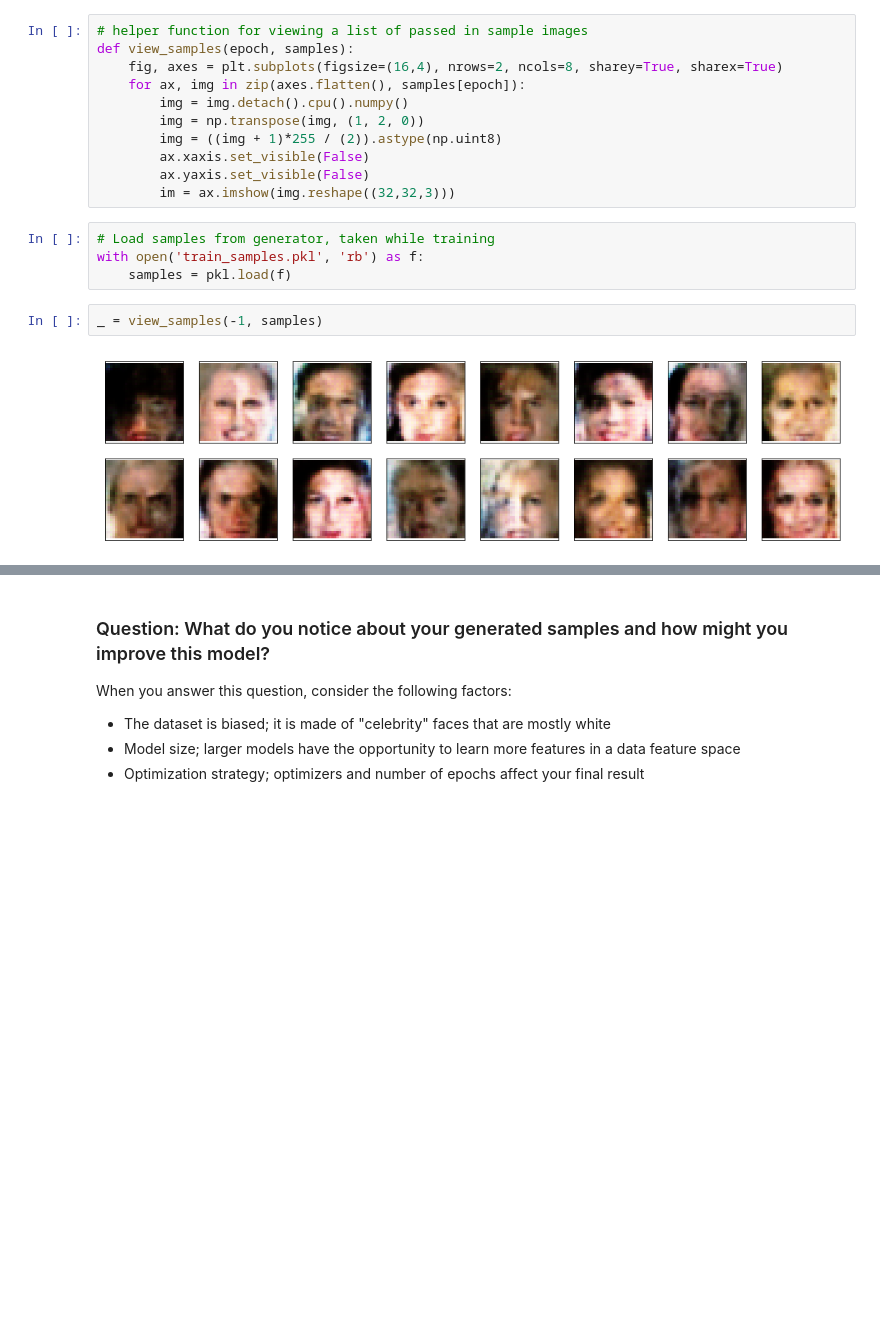
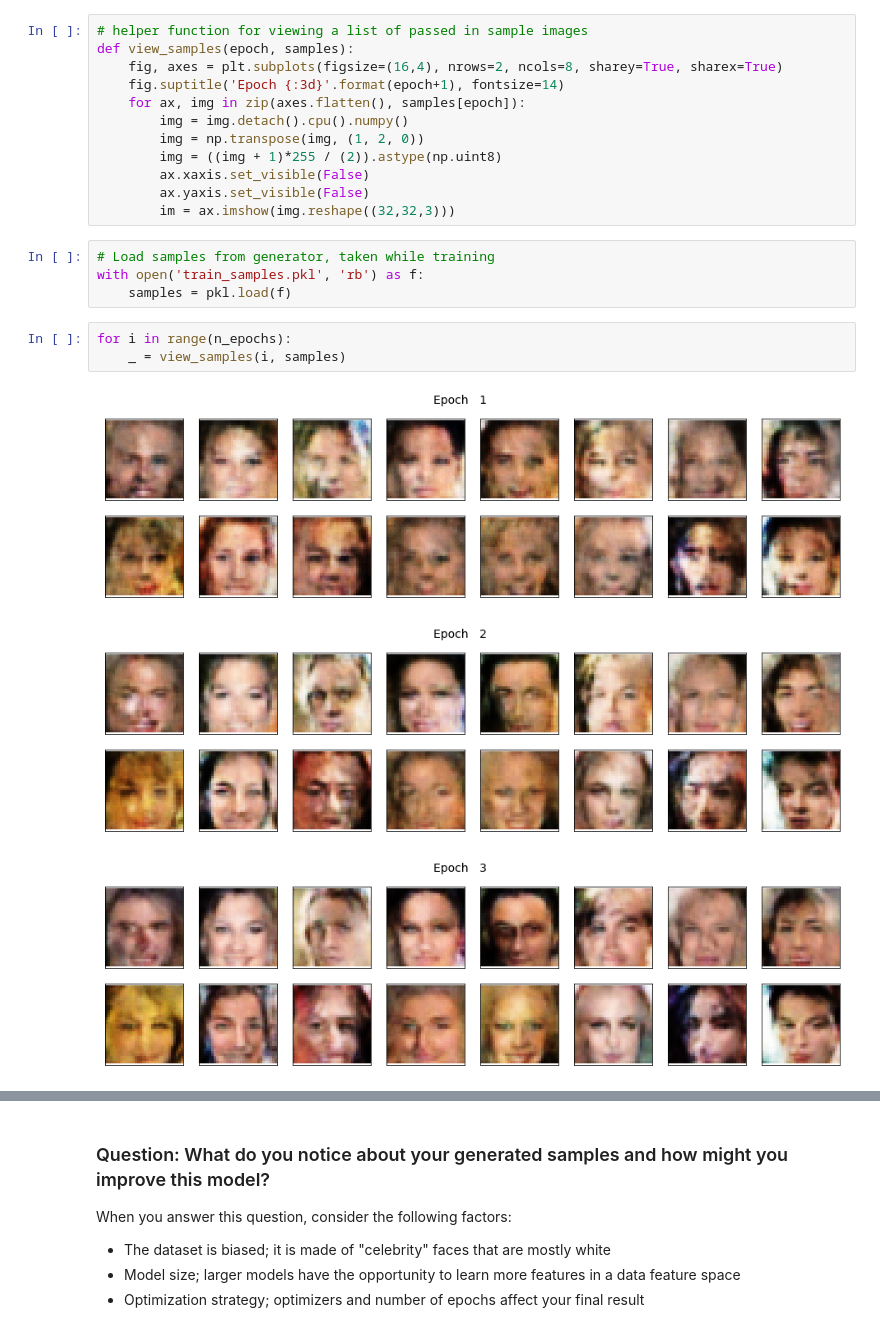
Before and after one commit to mgladkowski/dlnd-face-generator, a Jupyter notebook: dlnd_face_generation.ipynb, the cells around one changed output, grey strips where cells are left out. Saved outputs shown, nothing was run; the diff lists cells and outputs as text; blank space fills up the shorter version.

```diff
--- a/dlnd_face_generation.ipynb
+++ b/dlnd_face_generation.ipynb
@@ -710,6 +711,7 @@ View samples of images from the generator, and answer a question about the stren
 # helper function for viewing a list of passed in sample images
 def view_samples(epoch, samples):
     fig, axes = plt.subplots(figsize=(16,4), nrows=2, ncols=8, sharey=True, sharex=True)
+    fig.suptitle('Epoch {:3d}'.format(epoch+1), fontsize=14)
     for ax, img in zip(axes.flatten(), samples[epoch]):
         img = img.detach().cpu().numpy()
         img = np.transpose(img, (1, 2, 0))
@@ -721,7 +723,10 @@ def view_samples(epoch, samples):
 # Load samples from generator, taken while training
 with open('train_samples.pkl', 'rb') as f:
     samples = pkl.load(f)
-# %%
-_ = view_samples(-1, samples)
-# %% [output]
-[figure, removed]
+# %%
+for i in range(n_epochs):
+    _ = view_samples(i, samples)
+# %% [output]
+[figure, added]
+[figure, added]
+[figure, added]
```
Also changed, not shown: parts of 9 cells of this notebook, 2 other files.
